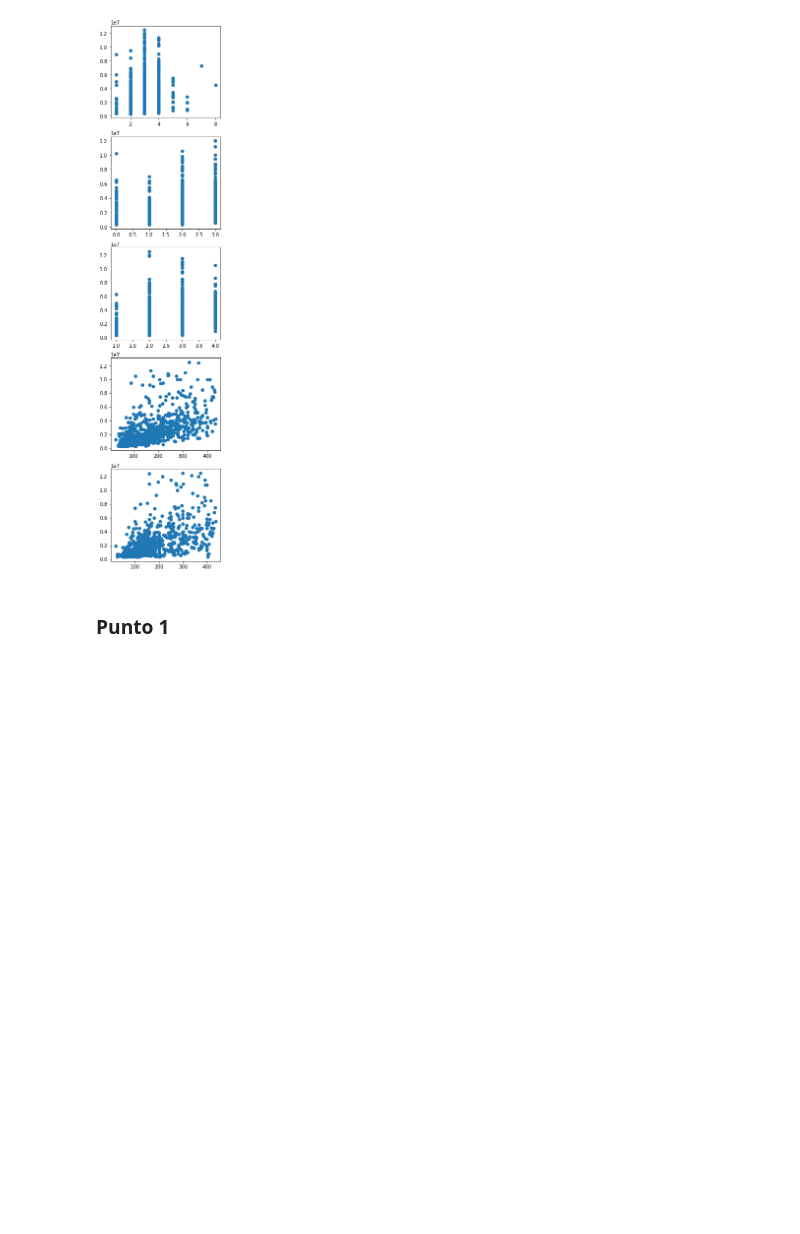
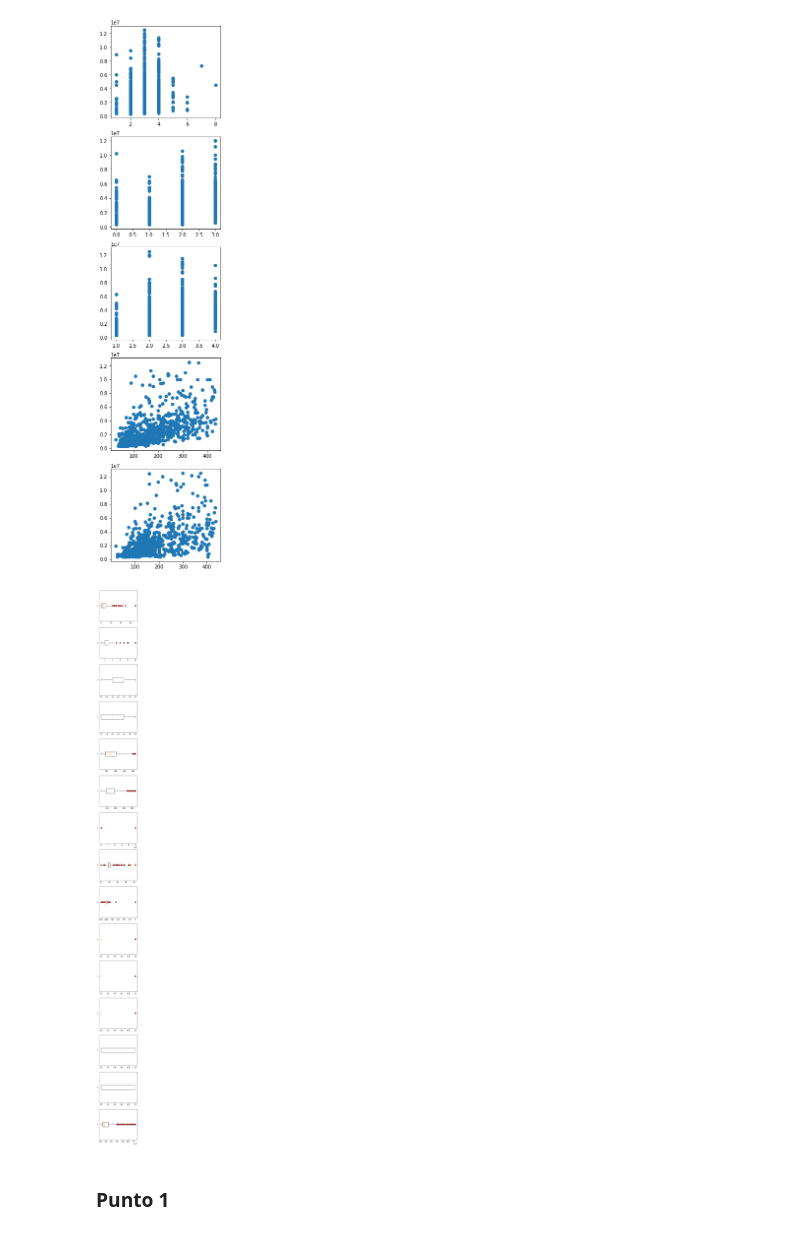
Before and after one commit to nbuzzano/7506-zonaprop, a Jupyter notebook: zonaprop-data-analysis.ipynb, the cells around one changed output. Cells and saved outputs as stored; diff of their text form; code cells hidden in the pictures; blank space fills up the shorter version.

```diff
--- a/zonaprop-data-analysis.ipynb
+++ b/zonaprop-data-analysis.ipynb
@@ -142,6 +142,33 @@ def scatter_list(df_corr, fixed_column):
         ax[i].yaxis.set_visible(True)
 
     plt.show()
+
+def boxplot_list(df):
+    _, num_columns = df.shape
+    fig, ax = plt.subplots(num_columns, 1, figsize = (4,4 * num_columns))
+    red_square = dict(markerfacecolor='r', marker='s')
+
+
+    for i in range(num_columns):
+        i_column = get_column(df, i)
+        i_column = i_column.sample(1000)
+
+        ax[i].boxplot(x=i_column, vert=False, flierprops=red_square)
+        ax[i].xaxis.set_visible(True)
+        ax[i].yaxis.set_visible(True)
+
+    plt.show()
+
+#TODO: HACER QUE EL DF QUE RECIBE POR PARAMETRO LO CONVIERTA EN UNA LISTA DE SERIES !!!
+def boxplot_test(df):
+    df = df.sample(300)
+    _, num_columns = df.shape
+
+    fig, ax = plt.subplots()
+    red_square = dict(markerfacecolor='r', marker='s')
+    ax.boxplot([df['precio'],df['habitaciones'],df['banos']])
+
+    plt.show()
 # %%
 df_corr = df.filter(['habitaciones', 'garages', 'banos', 'metroscubiertos', 'metrostotales'], axis=1)
 df_corr = df_corr.dropna()
@@ -169,3 +196,17 @@ fixed_column = df.filter(['precio'], axis=1)
 scatter_list(df_corr, fixed_column)
 # %% [output]
 [figure]
+# %%
+aux = df.copy()
+del aux['titulo']
+del aux['descripcion']
+del aux['tipodepropiedad']
+del aux['direccion']
+del aux['ciudad']
+del aux['provincia']
+del aux['fecha']
+aux = aux.dropna()
+
+boxplot_list(aux)
+# %% [output]
+[figure, added]
```
Also changed, not shown: parts of 2 cells of this notebook.
